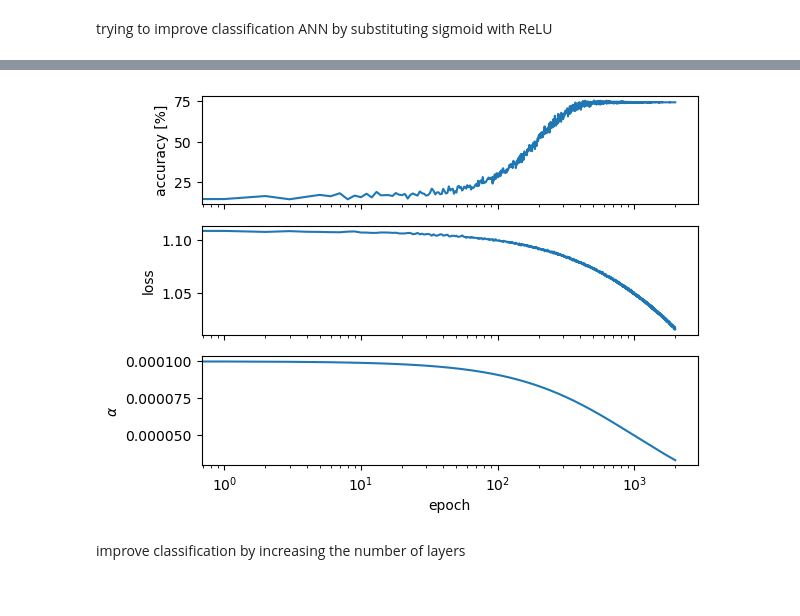
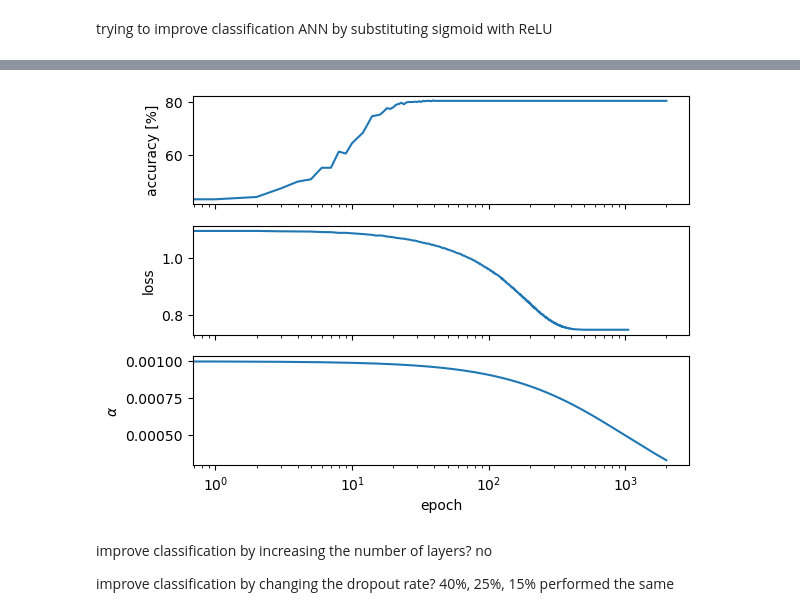
Before and after one commit to JXDolan/277B_HW5, a Jupyter notebook: Homework_5.ipynb, the cells around one changed output, grey strips where cells are left out. Saved outputs shown, nothing was run; the diff lists cells and outputs as text; code cells hidden in the pictures.

```diff
--- a/Homework_5.ipynb
+++ b/Homework_5.ipynb
@@ -744,0 +745,19 @@ plt.show()
+# %%
+probabilities = loss_activation.output
+ClassLabs     = np.arange(Nclasses)
+
+fig2, ax2 = plt.subplots(Nclasses, 1, sharex = True)
+fig2.set_figheight(6)
+fig2.subplots_adjust(hspace = 0.5)
+fig2.suptitle('entropy')
+for L in ClassLabs:
+    idx = np.argwhere(Target == L)[:,0]
+    (value, where) = np.histogram(probabilities[idx,L],\
+                                  bins = np.arange(0,1,0.01),\
+                                  density = True)
+    w = 0.5*(where[1:] + where[:-1])
+    ax2[L].plot(w, value, 'k-')
+    ax2[L].set_ylabel('frequency')
+    ax2[L].set_title('class number ' + str(L))
+ax2[Nclasses-1].set_xlabel('probability')
+plt.show()
@@ -752,7 +792,7 @@ Nneurons2 = 128
 Nneurons3 = 256
 
 Nepochs = 2000
-learning_rate = 0.0001
+learning_rate = 0.001
 decay = 0.001
 momentum = 0.8
 dropout_rate = 0.2
@@ -766,8 +806,6 @@ dense3 = Layer_Dense(Nneurons2, Nclasses)
 
 drop1 = Layer_dropout(dropout_rate)
 drop2 = Layer_dropout(dropout_rate)
-
-
 
 optimizer = Optimizer_SGD(learning_rate = learning_rate, decay = decay, momentum = momentum)
 
@@ -868,5 +906,37 @@ ax1[2].set_ylabel(r'$\alpha$')
 ax1[2].set_xlabel('epoch')
 plt.xscale('log', base = 10)
 plt.show()
+
+
+probabilities = loss_activation.output
+ClassLabs     = np.arange(Nclasses)
+
+fig2, ax2 = plt.subplots(Nclasses, 1, sharex = True)
+fig2.set_figheight(6)
+fig2.subplots_adjust(hspace = 0.5)
+fig2.suptitle('entropy')
+for L in ClassLabs:
+    idx = np.argwhere(Target == L)[:,0]
+    (value, where) = np.histogram(probabilities[idx,L],\
+                                  bins = np.arange(0,1,0.01),\
+                                  density = True)
+    w = 0.5*(where[1:] + where[:-1])
+    ax2[L].plot(w, value, 'k-')
+    ax2[L].set_ylabel('frequency')
+    ax2[L].set_title('class number ' + str(L))
+ax2[Nclasses-1].set_xlabel('probability')
+plt.show()
+
+predicted_labels = np.argmax(probabilities, axis = 1)
+cm               = confusion_matrix(Target_1D, predicted_labels)
+
+# Step 4: Plot confusion matrix
+plt.figure(figsize = (8, 6))
+sns.heatmap(cm, annot = True, fmt = 'd', cmap = 'Blues',\
+            xticklabels = ClassLabs, yticklabels = ClassLabs)
+plt.xlabel('Predicted')
+plt.ylabel('True')
+plt.title('Confusion Matrix')
+plt.show()
 # %% [output]
 (700, 3)
@@ -889,6 +963,10 @@ epoch: 1900, accuracy: 0.744, loss: 1.020, actual learning rate: 3.4482758620689
-[figure, old version]
+[figure, new version]
 # %% [markdown]
-improve classification by increasing the number of layers
+improve classification by increasing the number of layers?
+no
+
+improve classification by changing the dropout rate?
+40%, 25%, 15% performed the same
 # %%
 # set up parameters
 
```
Also changed, not shown: parts of 40 cells of this notebook.
